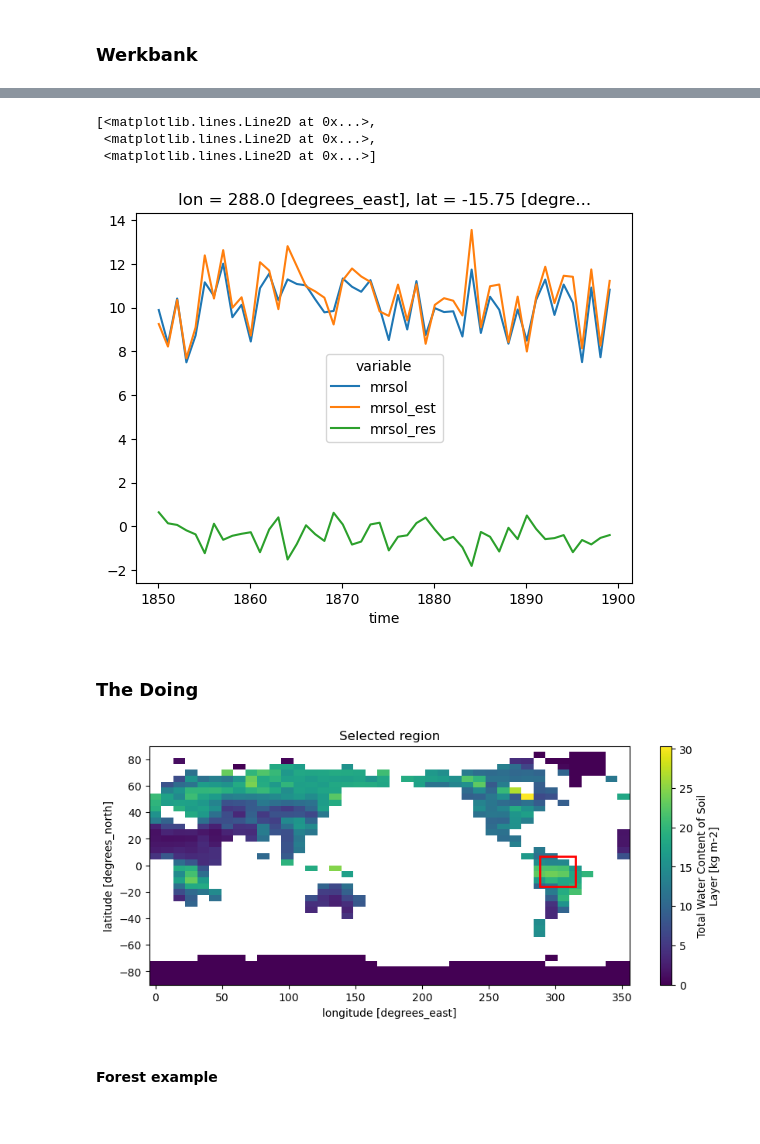
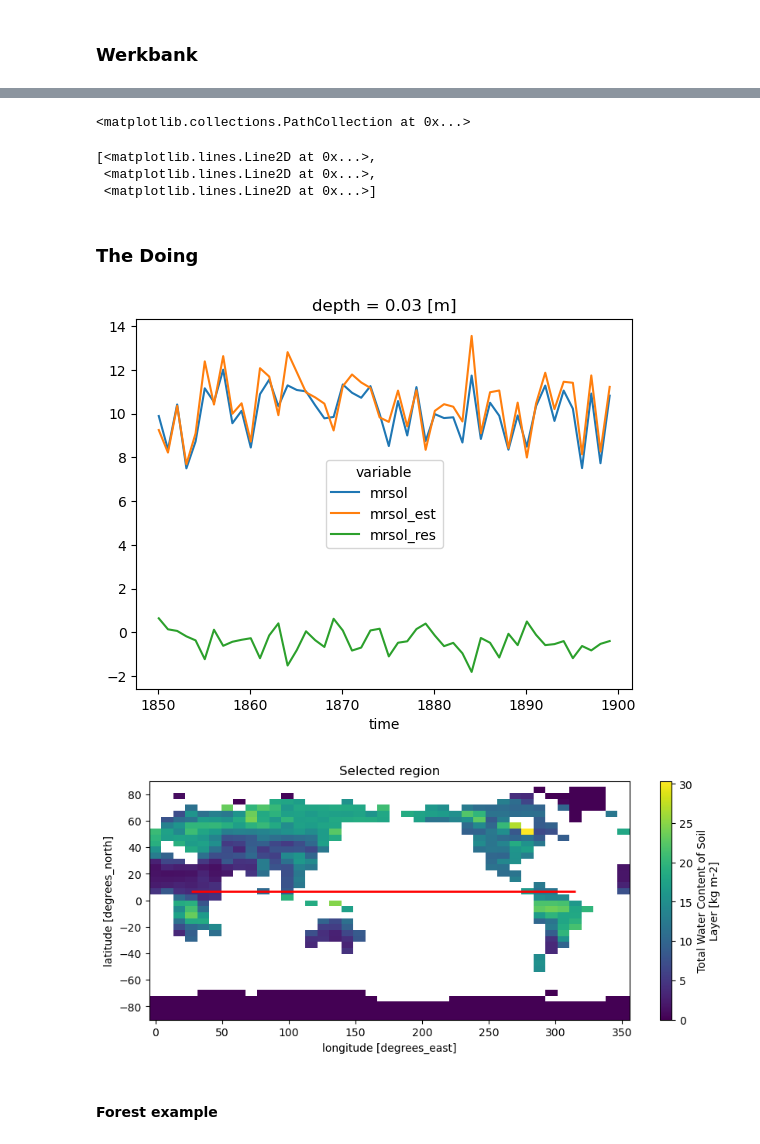
Before and after one commit to pjunghans1234/bachelorarbeit, a Jupyter notebook: Play_forest_regressor.ipynb, the cells around one changed output, grey strips where cells are left out. Cells and saved outputs as stored; diff of their text form; code cells hidden in the pictures.

Commit message:
scatter plots residuals

```diff
--- a/Play_forest_regressor.ipynb
+++ b/Play_forest_regressor.ipynb
@@ -95,17 +91,27 @@ Data variables:
+# %%
+xr.plot.scatter(residuals, x="tas", y = "pr", hue = "mrsol_res")
+#plt.show()
+xr.plot.scatter(residuals, x="tas", y = "mrsol_res", hue = "pr")
+#plt.show()
+xr.plot.scatter(residuals, x="pr", y = "mrsol_res", hue = "tas")
+#plt.show()
+# %% [output]
+<matplotlib.collections.PathCollection at 0x...>
 # %%
 
-residuals.to_array().plot.line(hue="variable", x= "time")
+residuals.drop_dims(["lat","lon"]).to_array().plot.line(hue="variable", x= "time")
+#plt.show()
 # %% [output]
 [<matplotlib.lines.Line2D at 0x...>,
  <matplotlib.lines.Line2D at 0x...>,
  <matplotlib.lines.Line2D at 0x...>]
-[figure, removed]
 # %% [markdown]
 ### The Doing
 # %%
-Play.plot_one_var.show_my_position(min_lat_idx=16,max_lat_idx=21,min_lon_idx=32,max_lon_idx=35)
+Play.plot_one_var.show_my_position(min_lat_idx=21,max_lat_idx=21,min_lon_idx=3,max_lon_idx=35)
 # %% [output]
-[figure, old version]
+[figure, new version]
+[figure, added]
 # %% [markdown]
 #### Forest example
 # %%
```
Also changed, not shown: parts of 6 cells of this notebook, 3 other files.
